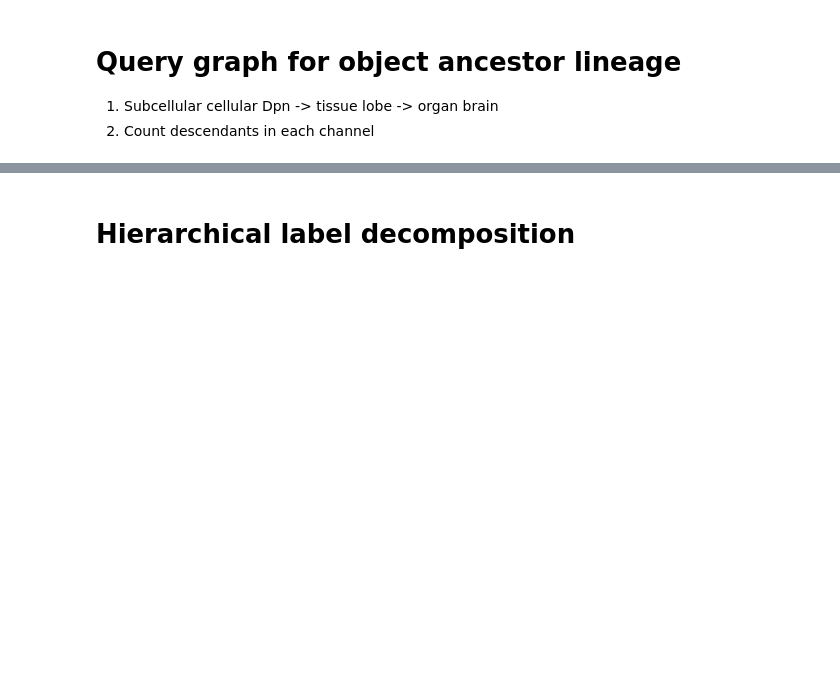
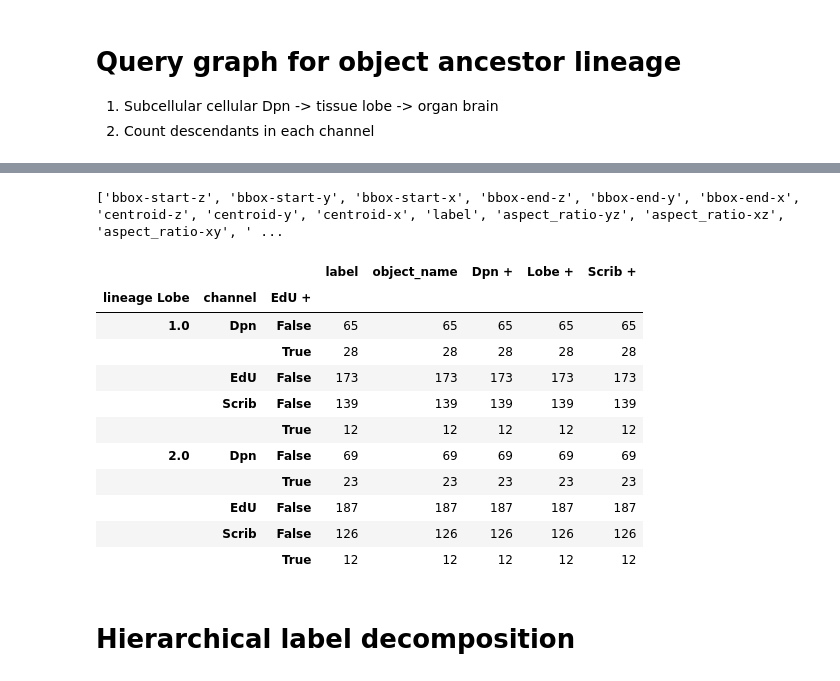
Before and after one commit to ksiller/vistiq, a Jupyter notebook: notebooks/hierarchical-analysis.ipynb, the cells around one changed output, grey strips where cells are left out. Drawn from its saved outputs; the diff is of its cells as text; code cells hidden in the pictures; blank space fills up the shorter version.

Commit message:
refactored graph and matrix operations, prelim napari vis

```diff
--- a/notebooks/hierarchical-analysis.ipynb
+++ b/notebooks/hierarchical-analysis.ipynb
@@ -238,6 +287,9 @@ acfg = AnalysisFlowConfig(
     #    iterator_config=ArrayIteratorConfig(slice_def=()),
     #    mode="outline",
     #),
+    hierarchical_matrix=HierarchicalMatrixConfig(
+        orphan_strategy="drop", #"group",
+    ),
     overlap_calculator = LabelOverlapCalculatorConfig(
         metrics_calculators = [IoSMetricsCalculatorConfig()],
         output_type="dataframe",
@@ -248,13 +300,28 @@ acfg = AnalysisFlowConfig(
         ref_value=0.5,
         axis=0,
         operator=">",
-        triangle=LOWER_ND,
+        triangle=UPPER_ND, # has to be upper to align with downstream establishment of objeect hierarchies
         output="masked_values",
     ),
     overlap_aggregator = MatrixAggregatorConfig(
         operation="count",
         axis=1,
     ),
+    knn_analysis = KnnAnalysisConfig(
+        k=5,
+        mode="homotypic",
+        scope=SpatialScopeConfig(
+            match={"channel": "Lobe"}
+        )
+    ),
+    rnn_analysis = RnnAnalysisConfig(
+        radius=25,
+        mode="homotypic",
+        scope=SpatialScopeConfig(
+            match={"channel": "Lobe"}
+        )
+    ),
+
 )
 # %%
 @flow
@@ -359,0 +589,8 @@ net.show_buttons(filter_=['physics'])
+# %%
+# add binary +/- categorization for channel overlap (based on channel overlap count)
+features=measurements["region_analyzer_all"].sort_values(["channel","label"])
+for ch in np.unique(features["channel"]):
+    count_col = f"count {ch}"
+    if count_col in features.columns.values:
+        features[f"{ch} +"] = features[count_col]>0
+features.columns.values
@@ -360,3 +615,32 @@ net.show_buttons(filter_=['physics'])
+# %%
+# reorder columns
+cols = list(features.columns.values)
+print (cols)
+basics = ["label", "object_name", "channel","lineage Lobe"]
+positives = [c for c in cols if "+" in c]
+counts = [c for c in cols if "count" in c]
+lineage = []#[c for c in cols if "lineage" in c]
+rest = [c for c in cols if c not in (basics+positives+counts+lineage)]
+reordered_cols = basics + counts + positives + lineage + rest
+features = features[reordered_cols]
+features[basics+positives].groupby(["lineage Lobe", "channel","EdU +"]).count()
+
+#features[["channel", "object_name", "lineage Lobe"]].groupby(["lineage Lobe", "channel"]).count()
+#features[(features["channel"]=="Dpn") & (~features["count EdU"].isna())]["count EdU"]
+# %% [output]
+['bbox-start-z', 'bbox-start-y', 'bbox-start-x', 'bbox-end-z', 'bbox-end-y', 'bbox-end-x', 'centroid-z', 'centroid-y', 'centroid-x', 'label', 'aspect_ratio-yz', 'aspect_ratio-xz', 'aspect_ratio-xy', ' ...
+|  |  |  | label | object_name | Dpn + | Lobe + | Scrib + |
+| lineage Lobe | channel | EdU + |  |  |  |  |  |
+| 1.0 | Dpn | False | 65 | 65 | 65 | 65 | 65 |
+|  |  | True | 28 | 28 | 28 | 28 | 28 |
+|  | EdU | False | 173 | 173 | 173 | 173 | 173 |
+|  | Scrib | False | 139 | 139 | 139 | 139 | 139 |
+|  |  | True | 12 | 12 | 12 | 12 | 12 |
+| 2.0 | Dpn | False | 69 | 69 | 69 | 69 | 69 |
+|  |  | True | 23 | 23 | 23 | 23 | 23 |
+|  | EdU | False | 187 | 187 | 187 | 187 | 187 |
+|  | Scrib | False | 126 | 126 | 126 | 126 | 126 |
+|  |  | True | 12 | 12 | 12 | 12 | 12 |
 # %% [markdown]
 # Hierarchical label decomposition
 # %% [markdown]
```
Also changed, not shown: parts of 24 cells of this notebook, 15 other files.
